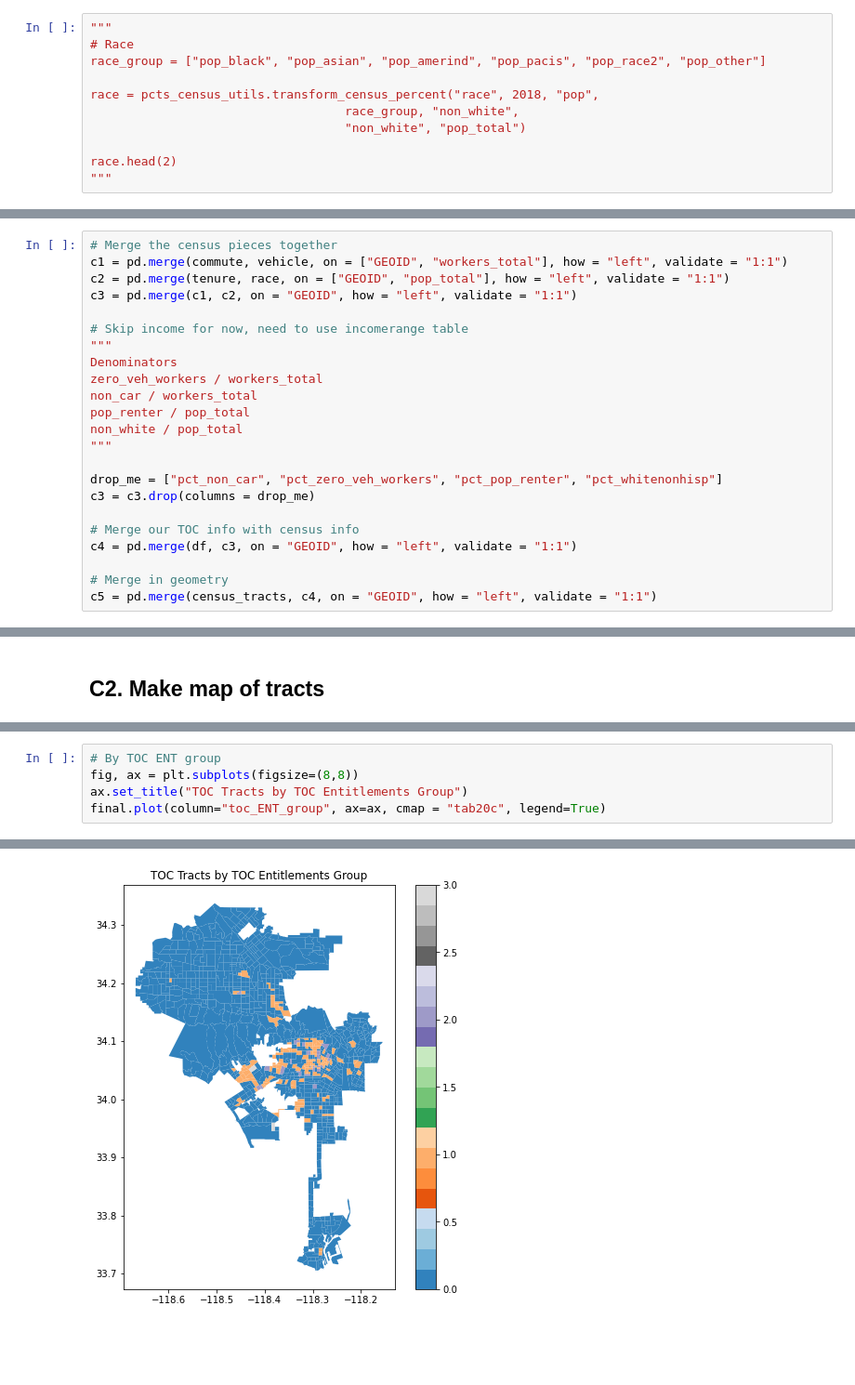
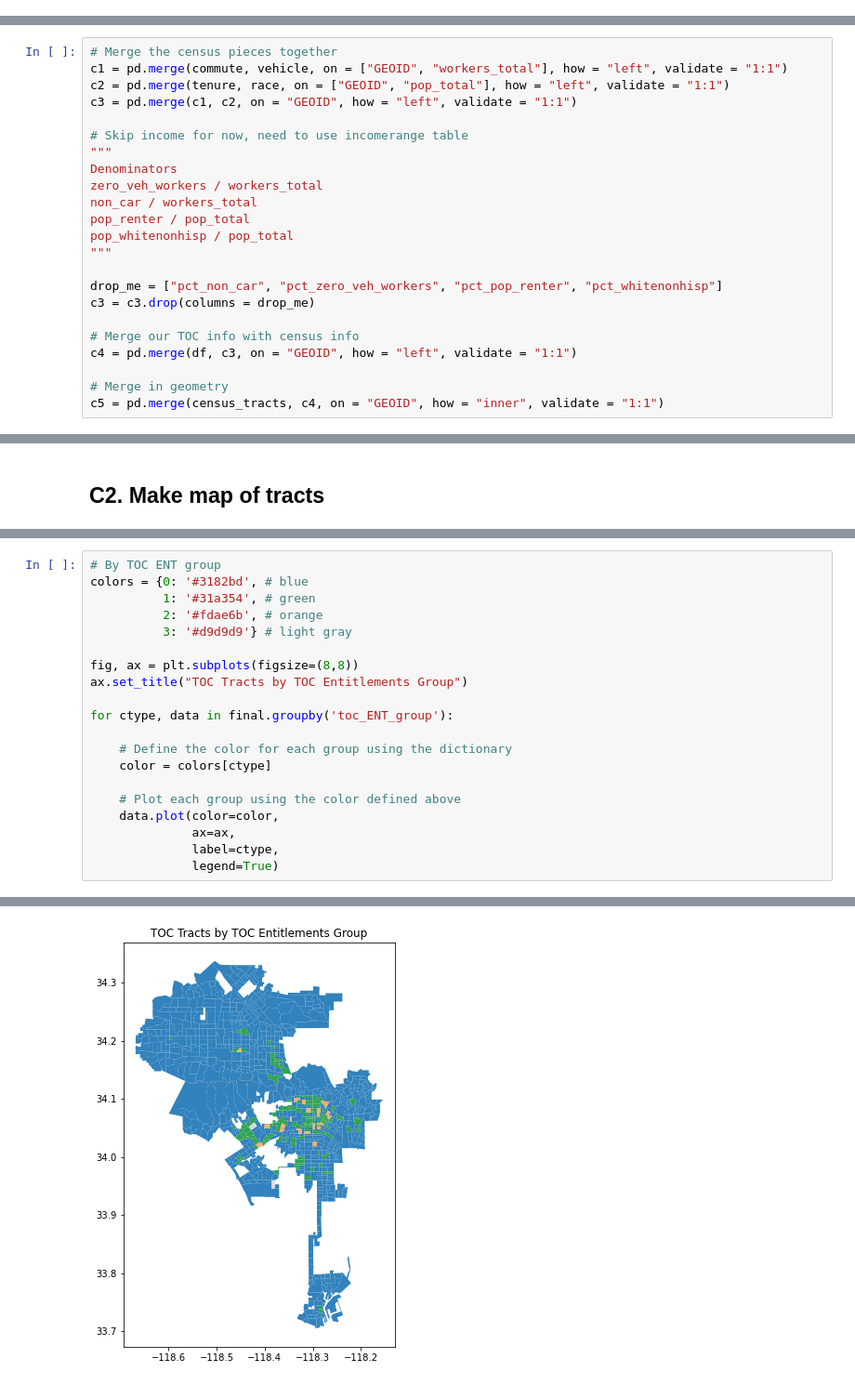
Before and after one commit to CityOfLosAngeles/planning-entitlements, a Jupyter notebook: notebooks/07-toc-census-stats.ipynb, the cells around one changed output, grey strips where cells are left out. Shown at 93% size. Saved outputs shown, nothing was run; the diff lists cells and outputs as text; blank space fills up the shorter version.

Commit message:
Fix # tracts

```diff
--- a/notebooks/07-toc-census-stats.ipynb
+++ b/notebooks/07-toc-census-stats.ipynb
@@ -172,14 +173,3 @@ vehicle.head(2)
 |  | GEOID | workers_total | zero_veh_workers | pct_zero_veh_workers |
 | 0 | 06037101110 | 1927 | 0 | 0.000000 |
 | 1 | 06037101122 | 1907 | 8 | 0.004195 |
-# %%
-"""
-# Race
-race_group = ["pop_black", "pop_asian", "pop_amerind", "pop_pacis", "pop_race2", "pop_other"]
-
-race = pcts_census_utils.transform_census_percent("race", 2018, "pop",
-                                   race_group, "non_white",
-                                   "non_white", "pop_total")
-
-race.head(2)
-"""
@@ -236,7 +224,7 @@ Denominators
 zero_veh_workers / workers_total
 non_car / workers_total
 pop_renter / pop_total
-non_white / pop_total
+pop_whitenonhisp / pop_total
 """
 
 drop_me = ["pct_non_car", "pct_zero_veh_workers", "pct_pop_renter", "pct_whitenonhisp"]
@@ -246,7 +234,7 @@ c3 = c3.drop(columns = drop_me)
 c4 = pd.merge(df, c3, on = "GEOID", how = "left", validate = "1:1")
 
 # Merge in geometry
-c5 = pd.merge(census_tracts, c4, on = "GEOID", how = "left", validate = "1:1")
+c5 = pd.merge(census_tracts, c4, on = "GEOID", how = "inner", validate = "1:1")
 # %% [markdown]
 ## C1. Summary stats
 Instead of unweighted averages, we should definitely weight by population.
@@ -497,6 +485,21 @@ final.plot(column="toc_ENT", ax=ax, cmap = "tab20c", legend=False)
 # %%
 # By TOC ENT group
+colors = {0: '#3182bd', # blue
+          1: '#31a354', # green
+          2: '#fdae6b', # orange
+          3: '#d9d9d9'} # light gray
+
 fig, ax = plt.subplots(figsize=(8,8))
 ax.set_title("TOC Tracts by TOC Entitlements Group")
-final.plot(column="toc_ENT_group", ax=ax, cmap = "tab20c", legend=True)
+
+for ctype, data in final.groupby('toc_ENT_group'):
+
+    # Define the color for each group using the dictionary
+    color = colors[ctype]
+
+    # Plot each group using the color defined above
+    data.plot(color=color,
+              ax=ax,
+              label=ctype,
+              legend=True)
 # %% [output]
@@ -504 +506 @@ final.plot(column="toc_ENT_group", ax=ax, cmap = "tab20c", legend=True)
-[figure, old version]
+[figure, new version]
```
Also changed, not shown: parts of 10 cells of this notebook.
